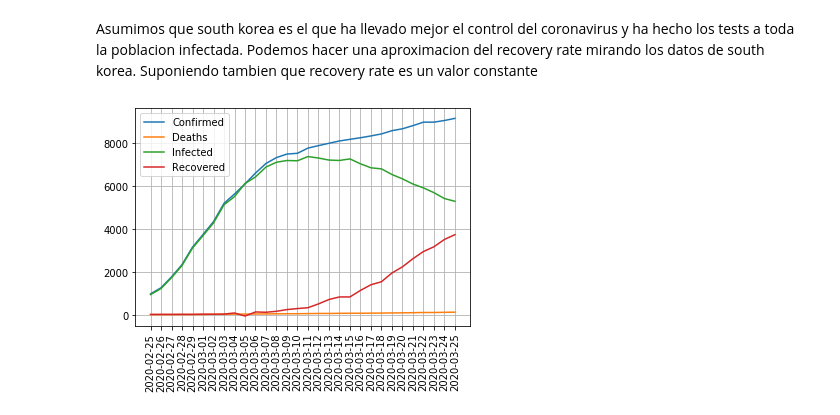
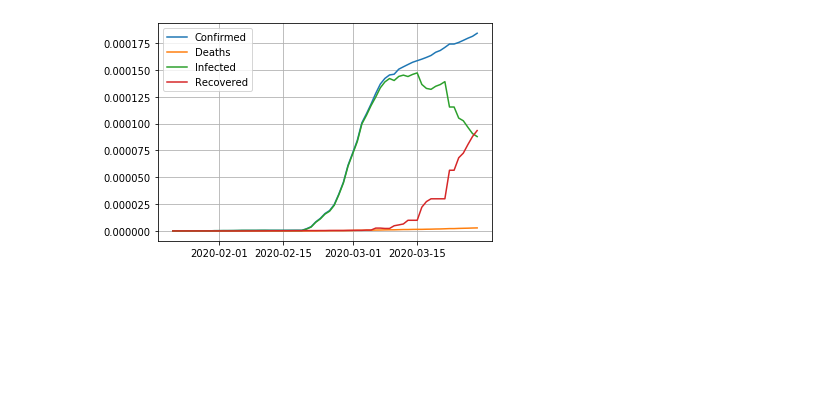
Before and after one commit to rosasalberto/Covid-19-Model, a Jupyter notebook: get_parameter_rr.ipynb, the cells around one changed output. Cells and saved outputs as stored; diff of their text form; code cells hidden in the pictures; blank space fills up the shorter version.

```diff
--- a/get_parameter_rr.ipynb
+++ b/get_parameter_rr.ipynb
@@ -1,8 +1,3 @@
-# %% [markdown]
-Asumimos que south korea es el que ha llevado mejor el control del coronavirus
-y ha hecho los tests a toda la poblacion infectada.
-Podemos hacer una aproximacion del recovery rate mirando los datos de south korea.
-Suponiendo tambien que recovery rate es un valor constante
 # %%
 import numpy as np
 import pandas as pd
@@ -14,5 +9,6 @@ import matplotlib.pyplot as plt
 # -Infected
 # Recovered = Confirmed - Infected - Deaths
 # %%
+df_recovered = pd.read_csv('database/time_series_covid19_recovered_global.csv')
+df_death = pd.read_csv('database/time_series_covid19_deaths_global.csv')
 df_confirmed = pd.read_csv('database/time_series_covid19_confirmed_global.csv')
-df_death = pd.read_csv('database/time_series_covid19_deaths_global.csv')
@@ -19,28 +22,34 @@ df_death = pd.read_csv('database/time_series_covid19_deaths_global.csv')
 # %%
 #Data from 25 FEB a 25 MAR, donde se puede apreciar los efectos precuarentena
-start = pd.Timestamp('2020-02-25')
-end = pd.Timestamp('2020-03-25')
-t = np.linspace(start.value, end.value, 30)
+start = pd.Timestamp('2020-01-22')
+end = pd.Timestamp('2020-03-28')
+t = np.linspace(start.value, end.value, 67)
 t = pd.to_datetime(t).date
 t = np.asarray(t)
 
+country = 'Korea, South'
+N = 51470000 #population
 
-country = 'Korea, South'
+confirmed = df_confirmed[df_confirmed['Country/Region'] == country][df_confirmed.columns[4:]].values
+recovered = df_recovered[df_recovered['Country/Region'] == country][df_recovered.columns[4:]].values
+deaths = df_death[df_death['Country/Region'] == country][df_death.columns[4:]].values
+oficial_infected = confirmed - deaths - recovered
+real_infected = oficial_infected
+subsceptible = N - confirmed
 
-confirmed = df_confirmed[df_confirmed['Country/Region'] == country][df_confirmed.columns.values[38:]].values.reshape(-1)
-deaths = df_death[df_death['Country/Region'] == country][df_death.columns.values[38:]].values.reshape(-1)
-infected = np.array([944,1225,1729,2297,3109,3685,4277,5120,5498,6107,6415,6875,7097,7178,7165,
-                    7362,7293,7198,7180,7253,7024,6838,6789,6527,6325,6085,5904,5684,5410,5281])
-recovered = confirmed - infected - deaths
+oficial_infected_unit = oficial_infected / N
+subsceptible_unit = subsceptible / N
+confirmed_unit = confirmed / N
+recovered_unit = recovered / N
+deaths_unit = deaths / N
 
-plt.plot(t,confirmed,label='Confirmed')
-plt.plot(t,deaths,label='Deaths')
-plt.plot(t,infected,label='Infected')
-plt.plot(t,recovered,label='Recovered')
+plt.plot(t,confirmed_unit.reshape(-1),label='Confirmed')
+plt.plot(t,deaths_unit.reshape(-1),label='Deaths')
+plt.plot(t,oficial_infected_unit.reshape(-1),label='Infected')
+plt.plot(t,recovered_unit.reshape(-1),label='Recovered')
 
-plt.xticks(t, t, rotation='vertical')
 plt.legend()
 plt.grid()
 plt.show()
 # %% [output]
-[figure, old version]
+[figure, new version]
```
Also changed, not shown: parts of 12 cells of this notebook, 3 other files.
